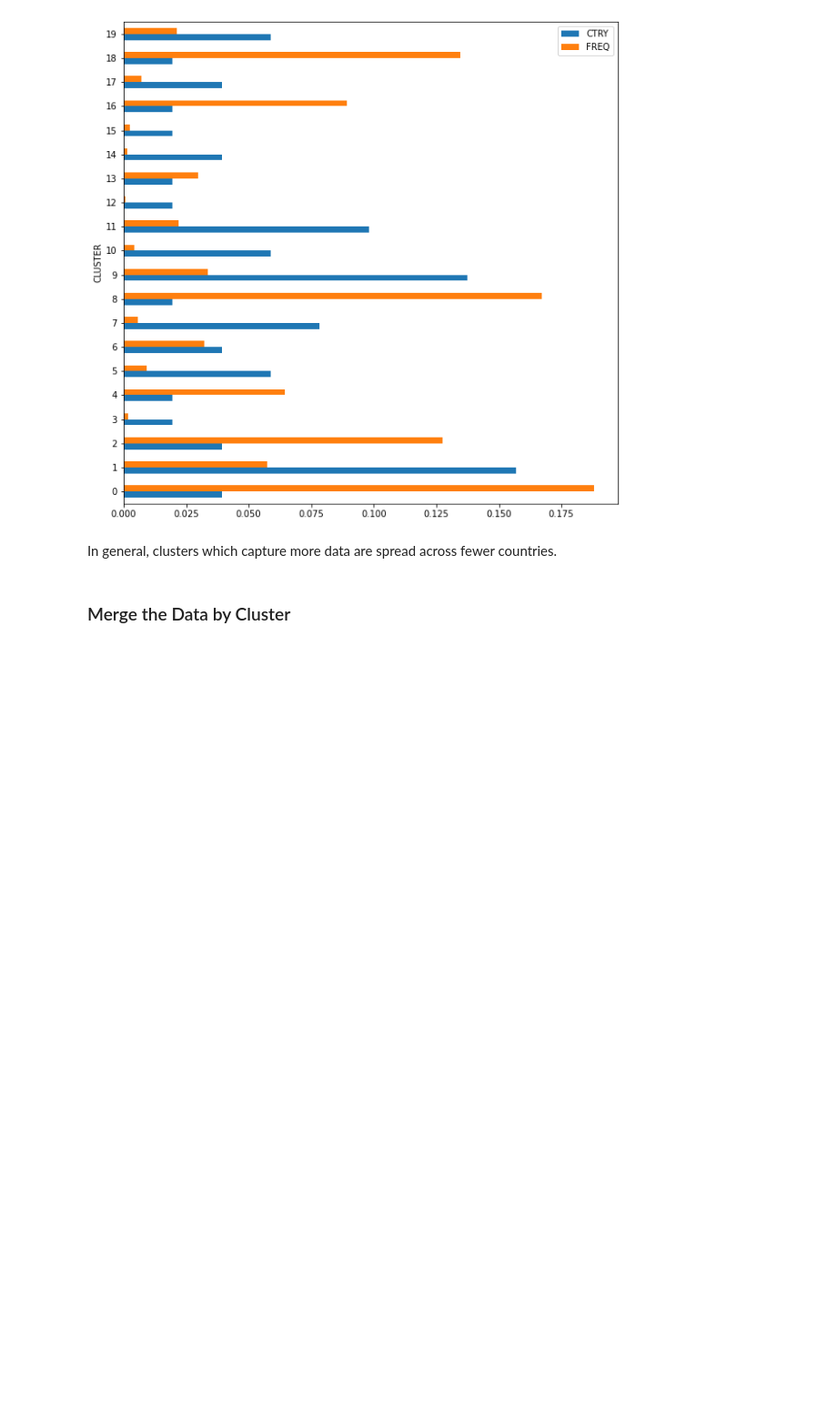
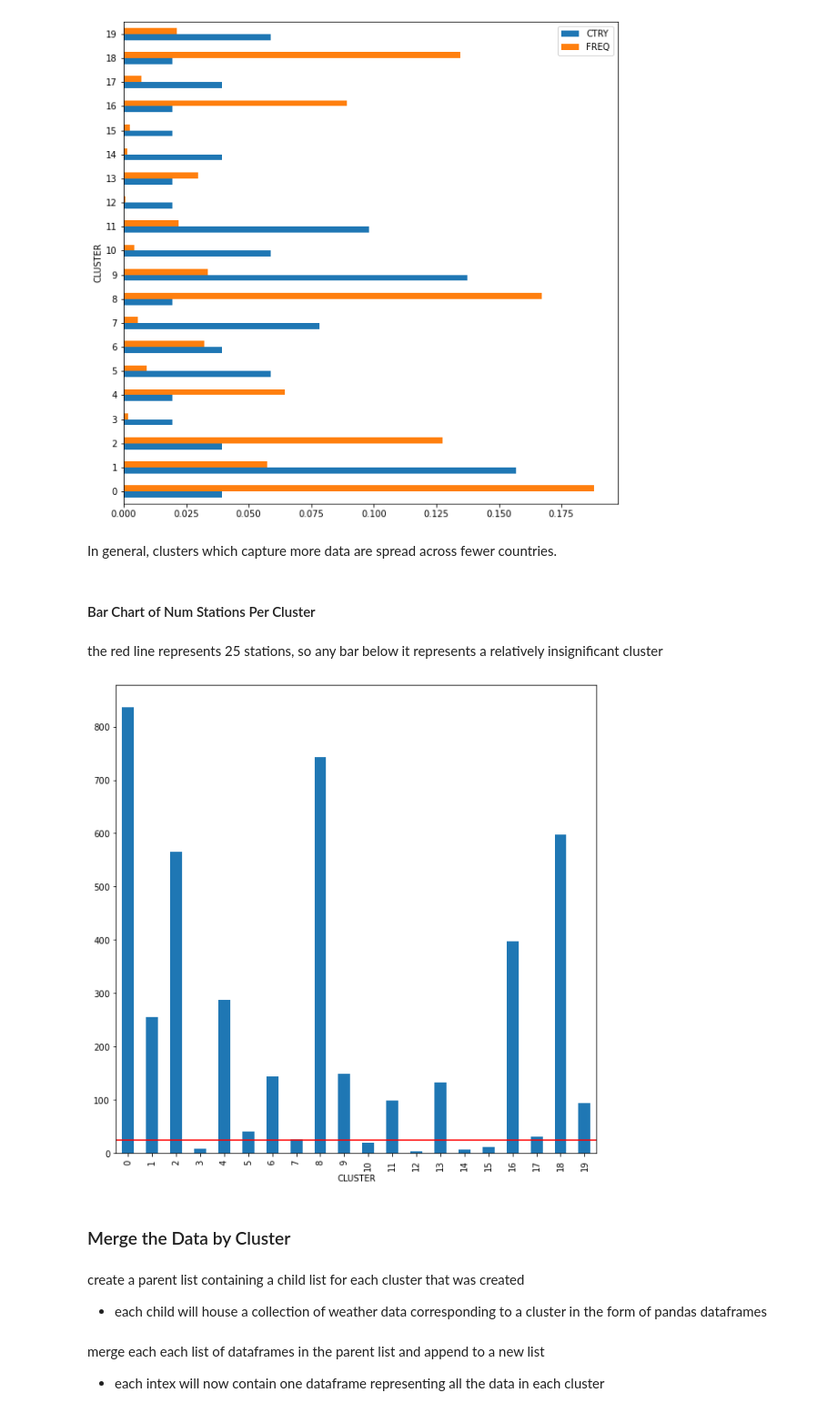
Before and after one commit to MatteoPerona/Rough_rice_prediction, a Jupyter notebook: Data/ Data.ipynb, the cells around one changed output. Shown at 91% size. Cells and saved outputs as stored; diff of their text form; code cells hidden in the pictures; blank space fills up the shorter version.

```diff
--- a/Data/ Data.ipynb
+++ b/Data/ Data.ipynb
@@ -289,8 +347,25 @@ plt.show()
 [figure]
 # %% [markdown]
 In general, clusters which capture more data are spread across fewer countries.
+# %% [markdown]
+#### Bar Chart of Num Stations Per Cluster
+# %% [markdown]
+the red line represents 25 stations, so any bar below it represents a relatively insignificant cluster
+# %%
+fig = plt.figure(figsize=(10,10))
+ax = plt.axes()
+data_clustered.groupby('CLUSTER').nunique().get(['CTRY']).assign(
+    FREQ = data_clustered.groupby('CLUSTER').count()['CTRY']
+)['FREQ'].plot(kind='bar', figsize=(10,10), stacked=False, ax=ax)
+ax.axhline(25, color='red')
+plt.show()
+# %% [output]
+[figure, added]
 # %% [markdown]
 ### Merge the Data by Cluster
+# %% [markdown]
+create a parent list containing a child list for each cluster that was created
+- each child will house a collection of weather data corresponding to a cluster in the form of pandas dataframes
 # %%
 weather_data_by_cluster = []
 for cluster_i in tqdm(range(NUM_CLUSTERS)):
@@ -299,3 +374,6 @@ for cluster_i in tqdm(range(NUM_CLUSTERS)):
     for station in tqdm(stations):
         data.append(pd.read_csv(f'Weather_CSVs/{station}.csv'))
     weather_data_by_cluster.append(data)
+# %% [markdown]
+merge each each list of dataframes in the parent list and append to a new list
+- each intex will now contain one dataframe representing all the data in each cluster
```
Also changed, not shown: parts of 22 cells of this notebook.
